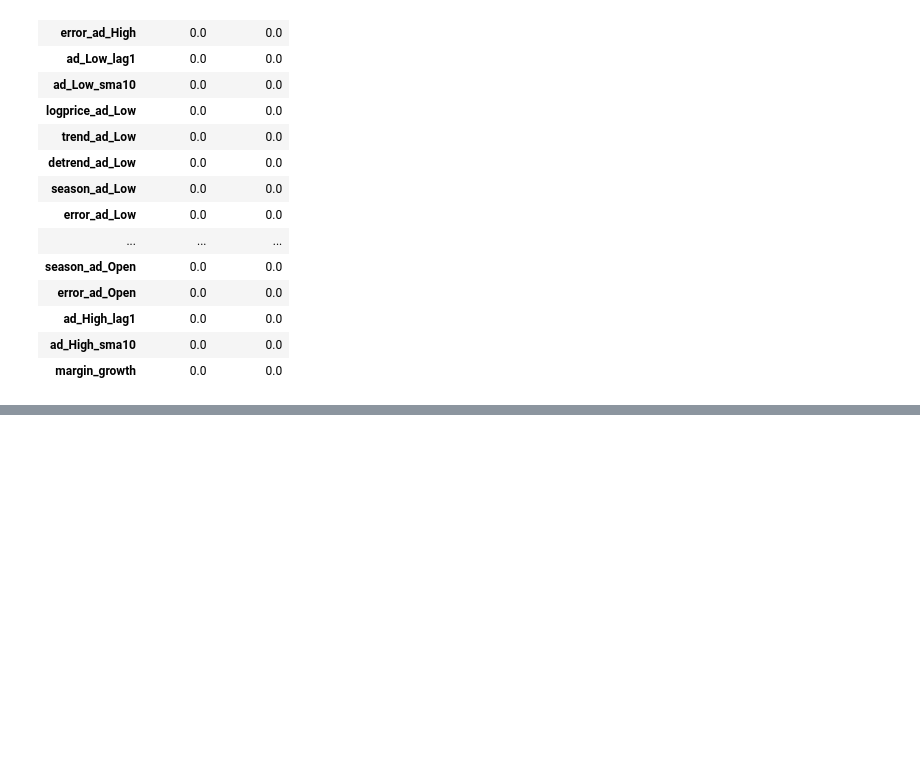
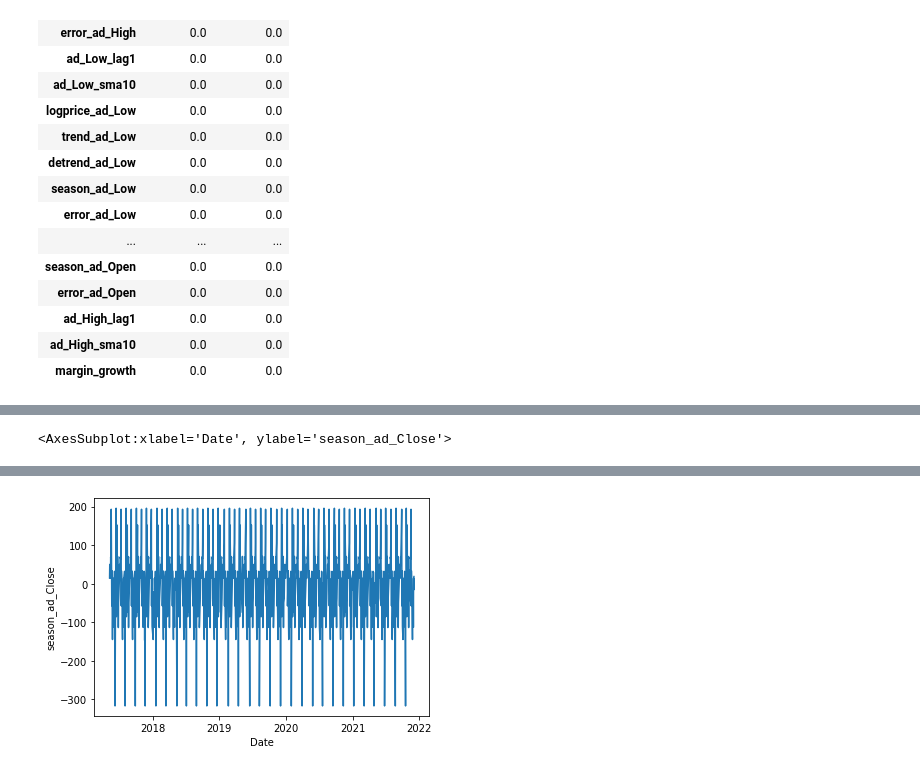
Before and after one commit to valentina-bec/tokyo-stock-exchange, a Jupyter notebook: preprocessing.ipynb, the cells around one changed output, grey strips where cells are left out. Drawn from its saved outputs; the diff is of its cells as text; code cells hidden in the pictures; blank space fills up the shorter version.

```diff
--- a/preprocessing.ipynb
+++ b/preprocessing.ipynb
@@ -645,0 +667,3 @@ Index(['RowId', 'Date', 'SecuritiesCode', 'ExpectedDividend',
+# %%
+data = pd.read_csv('data/curr_price_financial_fill.csv', parse_dates=['Date'], index_col=[0])
+data.head(2)
@@ -645,0 +675,23 @@ Index(['RowId', 'Date', 'SecuritiesCode', 'ExpectedDividend',
+# %%
+df = df_security_code(data, 7616)
+#del data
+# %%
+import numpy as np
+def seasonality(df_code, feature):
+    df_code[f'logprice_' + feature] = np.log(df_code[feature])
+
+    #df_code = df_code.reset_index()
+    df_code[f'trend_' + feature] = df_code[feature].rolling(30).mean()
+    df_code[f'detrend_' + feature] = df_code[feature] - df_code[f'trend_' + feature]
+
+    test = df_code[f'detrend_' + feature].groupby(df_code.index//30).mean()
+    test = test.to_list()
+    test = test + 29 * test
+
+    test = test[ : len(df_code)]
+    df_code[f'season_' + feature] = test
+    df_code[f'error_' + feature] = df_code[feature] - df_code[f'trend_' + feature] - df_code[f'season_' + feature]
+
+    return df_code
+# %%
+df_season = seasonality(df, 'ad_Close')
@@ -645,0 +733,5 @@ Index(['RowId', 'Date', 'SecuritiesCode', 'ExpectedDividend',
+# %%
+import seaborn as sns
+
+sns.lineplot(df_season.Date, df_season.season_ad_Close)
+# %% [output]
@@ -645,0 +755 @@ Index(['RowId', 'Date', 'SecuritiesCode', 'ExpectedDividend',
+<AxesSubplot:xlabel='Date', ylabel='season_ad_Close'>
@@ -645,0 +773 @@ Index(['RowId', 'Date', 'SecuritiesCode', 'ExpectedDividend',
+[figure, added]
```
Also changed, not shown: parts of 6 cells of this notebook, 1 other file.
